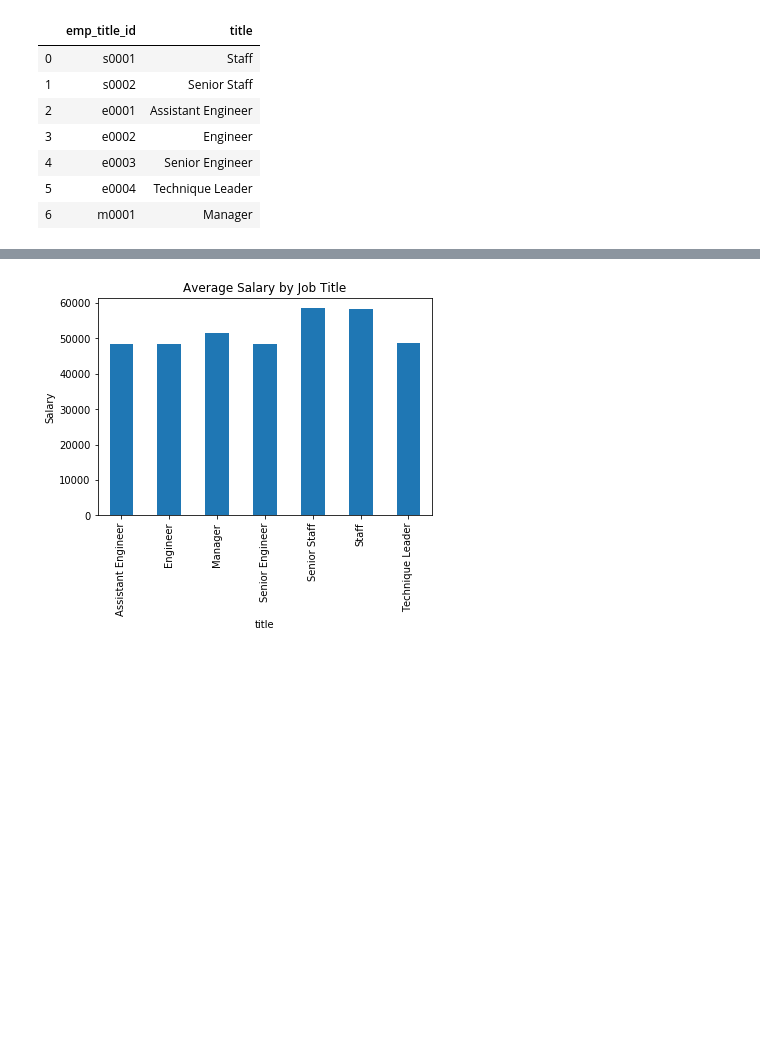
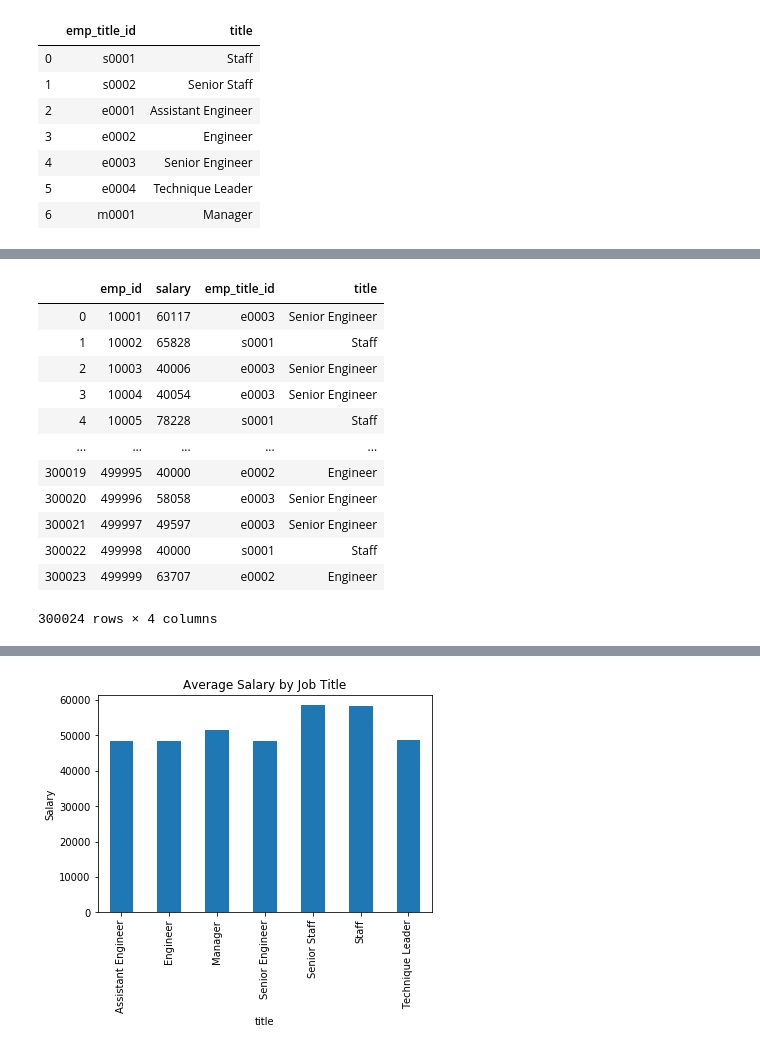
Before and after one commit to JeremyBrent/SQL_challenge, a Jupyter notebook: analysis.ipynb, the cells around one changed output, grey strips where cells are left out. Cells and saved outputs as stored; diff of their text form; code cells hidden in the pictures; blank space fills up the shorter version.

```diff
--- a/analysis.ipynb
+++ b/analysis.ipynb
@@ -70,0 +107,18 @@ del group['emp_id']
+# %%
+# Merged the first merged table with the salary table on the employee id
+merge2 = pd.merge(salary,merge1, on="emp_id")
+merge2
+# %% [output]
+|  | emp_id | salary | emp_title_id | title |
+| 0 | 10001 | 60117 | e0003 | Senior Engineer |
+| 1 | 10002 | 65828 | s0001 | Staff |
+| 2 | 10003 | 40006 | e0003 | Senior Engineer |
+| 3 | 10004 | 40054 | e0003 | Senior Engineer |
+| 4 | 10005 | 78228 | s0001 | Staff |
+| ... | ... | ... | ... | ... |
+| 300019 | 499995 | 40000 | e0002 | Engineer |
+| 300020 | 499996 | 58058 | e0003 | Senior Engineer |
+| 300021 | 499997 | 49597 | e0003 | Senior Engineer |
+| 300022 | 499998 | 40000 | s0001 | Staff |
+| 300023 | 499999 | 63707 | e0002 | Engineer |
+300024 rows × 4 columns
```
Also changed, not shown: parts of 15 cells of this notebook.
